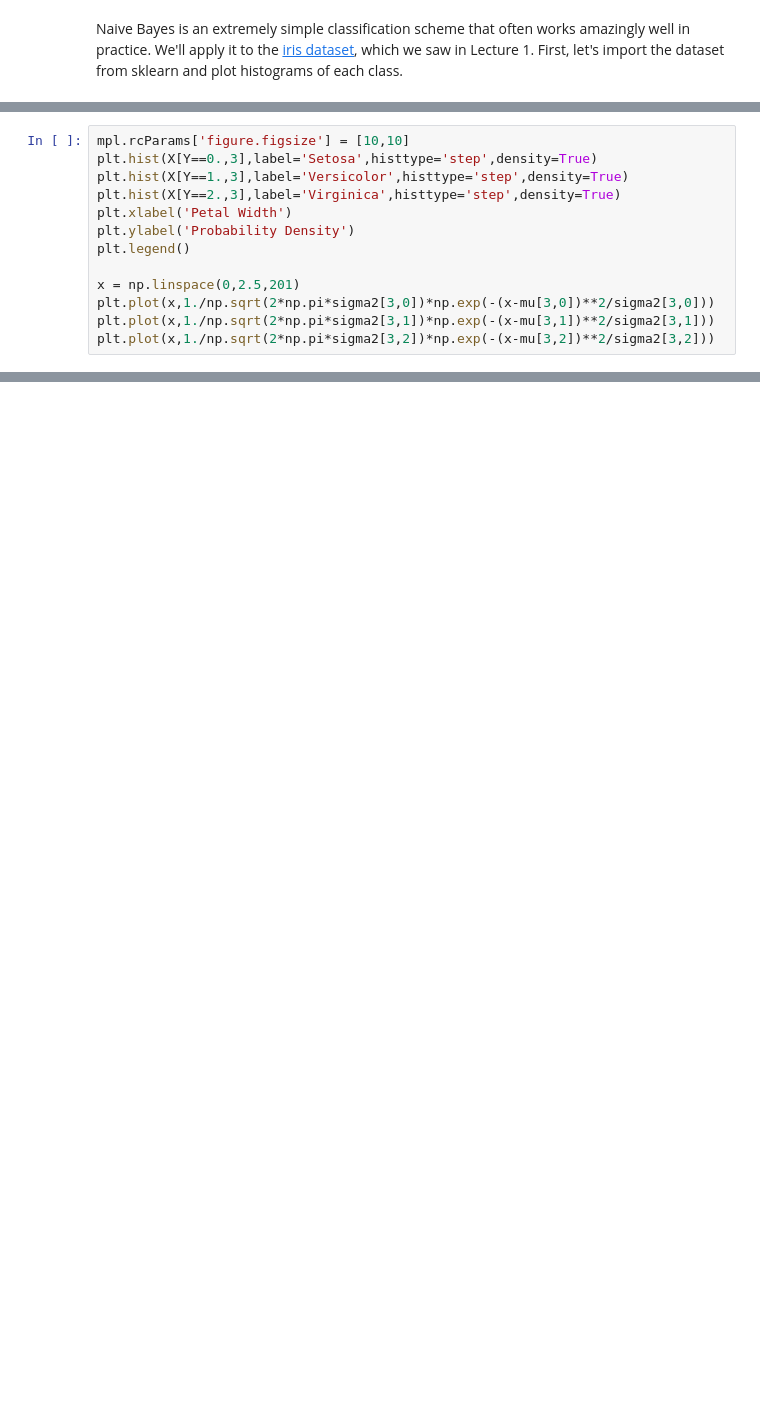
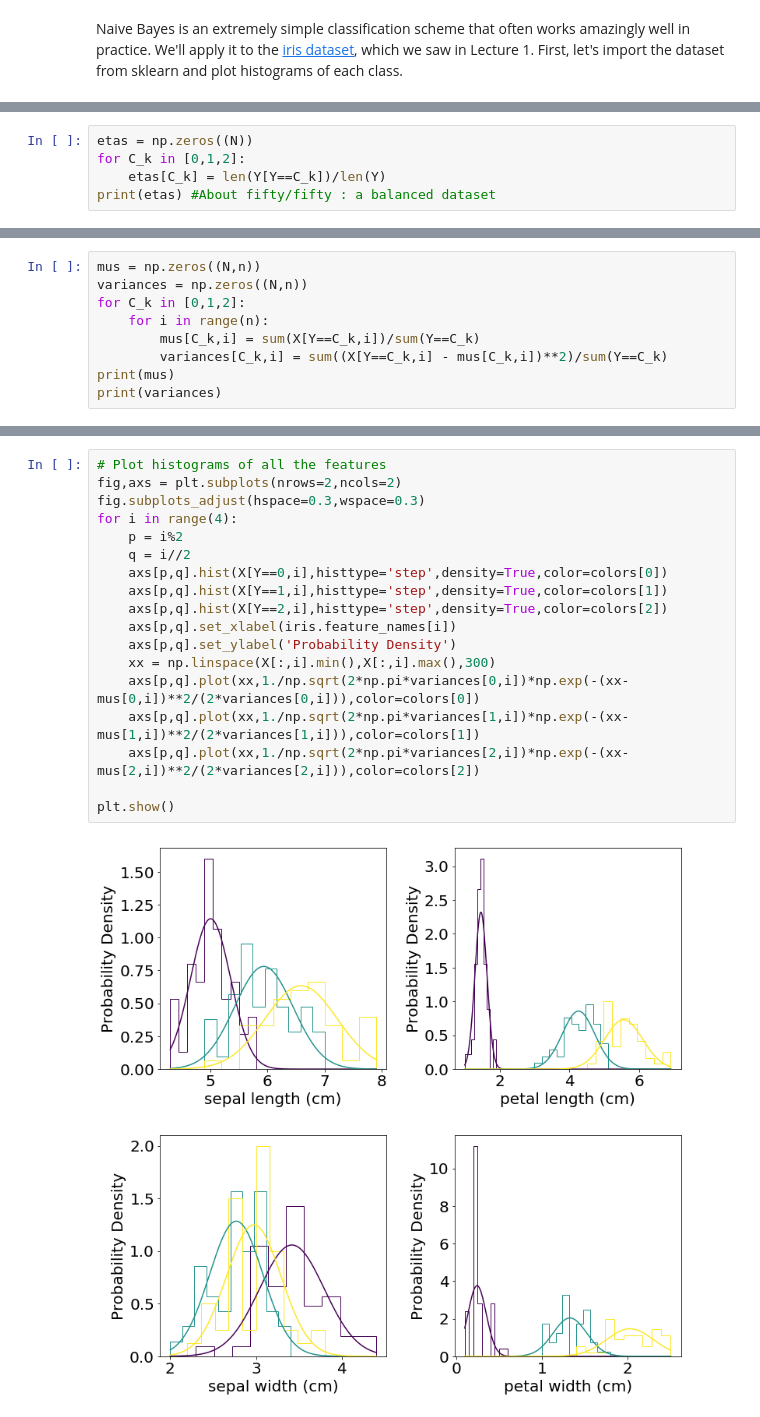
Before and after one commit to UMT-CS447-547-Fall-2018/Lecture_Notes, a Jupyter notebook: 03_naive_bayes.ipynb, the cells around one changed output, grey strips where cells are left out. Drawn from its saved outputs; the diff is of its cells as text; blank space fills up the shorter version.

```diff
--- a/03_naive_bayes.ipynb
+++ b/03_naive_bayes.ipynb
@@ -212,13 +2,0 @@ And that's it for the training phase.  We can easily visualize the univariate no
-# %%
-mpl.rcParams['figure.figsize'] = [10,10]
-plt.hist(X[Y==0.,3],label='Setosa',histtype='step',density=True)
-plt.hist(X[Y==1.,3],label='Versicolor',histtype='step',density=True)
-plt.hist(X[Y==2.,3],label='Virginica',histtype='step',density=True)
-plt.xlabel('Petal Width')
-plt.ylabel('Probability Density')
-plt.legend()
-
-x = np.linspace(0,2.5,201)
-plt.plot(x,1./np.sqrt(2*np.pi*sigma2[3,0])*np.exp(-(x-mu[3,0])**2/sigma2[3,0]))
-plt.plot(x,1./np.sqrt(2*np.pi*sigma2[3,1])*np.exp(-(x-mu[3,1])**2/sigma2[3,1]))
-plt.plot(x,1./np.sqrt(2*np.pi*sigma2[3,2])*np.exp(-(x-mu[3,2])**2/sigma2[3,2]))
@@ -258,0 +63,5 @@ This is unambiguous, as it should be.  What if we do the same thing for an edge
+# %%
+etas = np.zeros((N))
+for C_k in [0,1,2]:
+    etas[C_k] = len(Y[Y==C_k])/len(Y)
+print(etas) #About fifty/fifty : a balanced dataset
@@ -258,0 +92,9 @@ This is unambiguous, as it should be.  What if we do the same thing for an edge
+# %%
+mus = np.zeros((N,n))
+variances = np.zeros((N,n))
+for C_k in [0,1,2]:
+    for i in range(n):
+        mus[C_k,i] = sum(X[Y==C_k,i])/sum(Y==C_k)
+        variances[C_k,i] = sum((X[Y==C_k,i] - mus[C_k,i])**2)/sum(Y==C_k)
+print(mus)
+print(variances)
@@ -258,0 +110,20 @@ This is unambiguous, as it should be.  What if we do the same thing for an edge
+# %%
+# Plot histograms of all the features
+fig,axs = plt.subplots(nrows=2,ncols=2)
+fig.subplots_adjust(hspace=0.3,wspace=0.3)
+for i in range(4):
+    p = i%2
+    q = i//2
+    axs[p,q].hist(X[Y==0,i],histtype='step',density=True,color=colors[0])
+    axs[p,q].hist(X[Y==1,i],histtype='step',density=True,color=colors[1])
+    axs[p,q].hist(X[Y==2,i],histtype='step',density=True,color=colors[2])
+    axs[p,q].set_xlabel(iris.feature_names[i])
+    axs[p,q].set_ylabel('Probability Density')
+    xx = np.linspace(X[:,i].min(),X[:,i].max(),300)
+    axs[p,q].plot(xx,1./np.sqrt(2*np.pi*variances[0,i])*np.exp(-(xx-mus[0,i])**2/(2*variances[0,i])),color=colors[0])
+    axs[p,q].plot(xx,1./np.sqrt(2*np.pi*variances[1,i])*np.exp(-(xx-mus[1,i])**2/(2*variances[1,i])),color=colors[1])
+    axs[p,q].plot(xx,1./np.sqrt(2*np.pi*variances[2,i])*np.exp(-(xx-mus[2,i])**2/(2*variances[2,i])),color=colors[2])
+
+plt.show()
+# %% [output]
+[figure, added]
```
Also changed, not shown: parts of 45 cells of this notebook.
